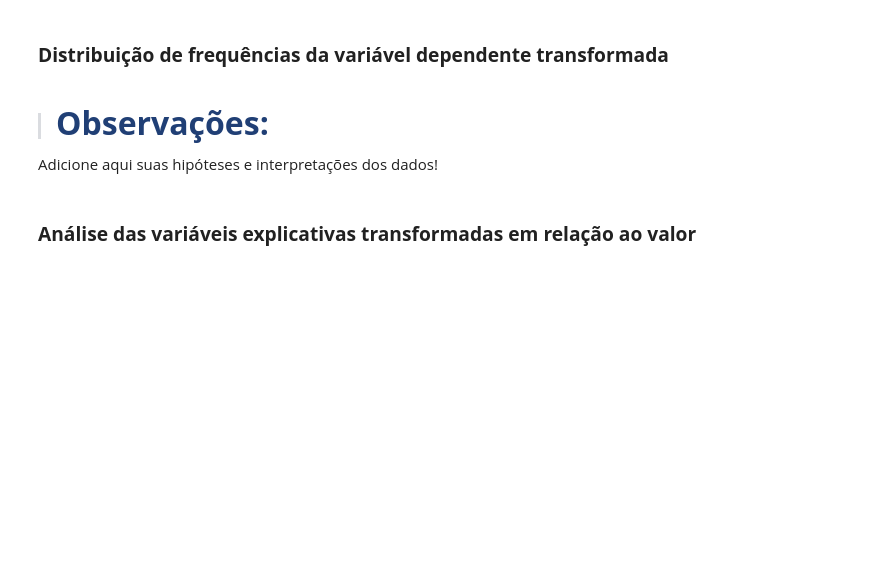
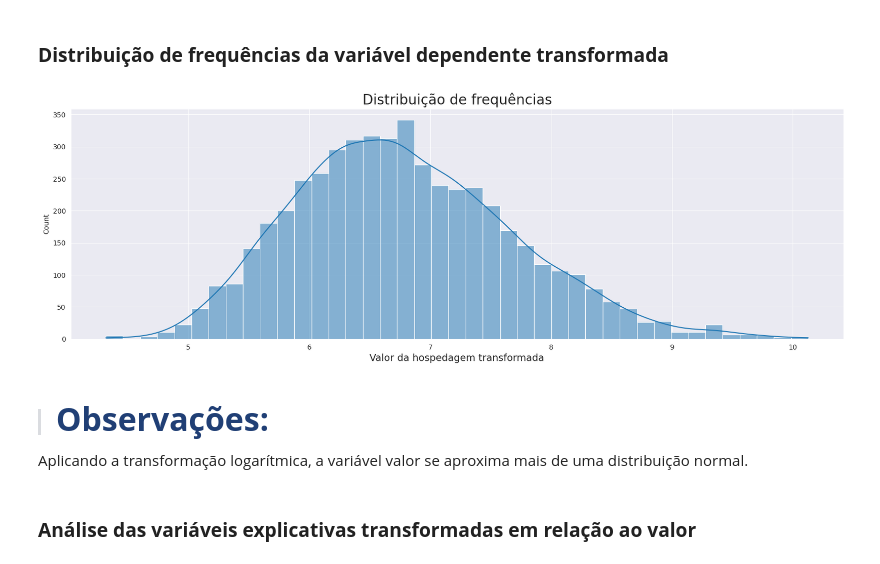
Before and after one commit to arthur-pulini/Machine-Learning-regressao-alura, a Jupyter notebook: Transformando_Variaveis_para_uma_Regressao_Linear/Desafios/Desafios.ipynb, the cells around one changed output. Cells and saved outputs as stored; diff of their text form; code cells hidden in the pictures; blank space fills up the shorter version.

```diff
--- a/Transformando_Variaveis_para_uma_Regressao_Linear/Desafios/Desafios.ipynb
+++ b/Transformando_Variaveis_para_uma_Regressao_Linear/Desafios/Desafios.ipynb
@@ -165,0 +174,9 @@ Adicione aqui suas hipóteses e interpretações dos dados!
+# %%
+import numpy as np
+
+dados['log_valor'] = np.log(dados['valor'])
+dados['log_area'] = np.log(dados['area'])
+dados['log_dist_praia'] = np.log1p(dados['dist_praia'])
+dados['log_dist_mercado'] = np.log1p(dados['dist_mercado'])
+
+dados.head(3)
@@ -166,8 +192,16 @@ Adicione aqui suas hipóteses e interpretações dos dados!
 # %% [markdown]
 ### **Distribuição de frequências da variável dependente transformada**
+# %%
+ax = sns.histplot(data=dados, x="log_valor", kde=True)
+ax.figure.set_size_inches(20, 6)
+ax.set_title("Distribuição de frequências", fontsize=20)
+ax.set_xlabel("Valor da hospedagem transformada", fontsize=14)
+plt.show()
+# %% [output]
+[figure, added]
 # %% [markdown]
 > #### <strong><font color="#203f75" size= 6>Observações:</font></strong>
 
-Adicione aqui suas hipóteses e interpretações dos dados!
+Aplicando a transformação logarítmica, a variável valor se aproxima mais de uma distribuição normal.
 # %% [markdown]
 ### **Análise das variáveis explicativas transformadas em relação ao valor**
```
Also changed, not shown: parts of 6 cells of this notebook, 1 other file.
